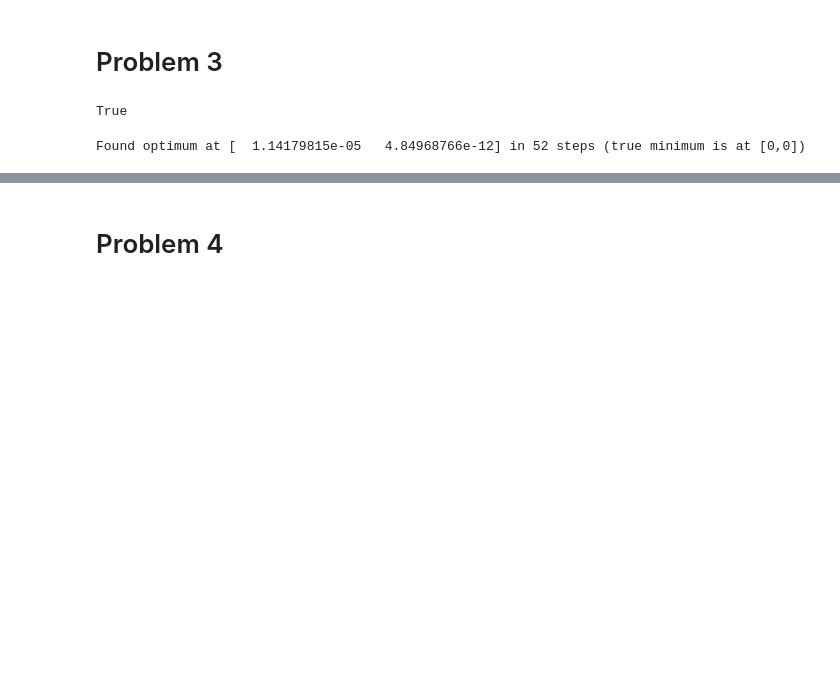
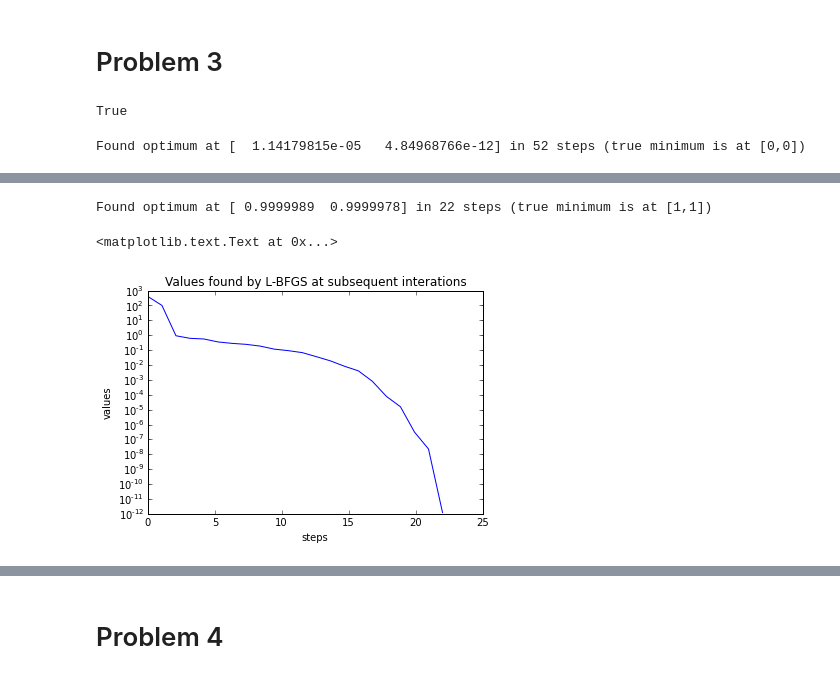
Before and after one commit to smalec/Neural-Networks, a Jupyter notebook: Assignment2/Assignment2.ipynb, the cells around one changed output, grey strips where cells are left out. Cells and saved outputs as stored; diff of their text form; code cells hidden in the pictures; blank space fills up the shorter version.

```diff
--- a/Assignment2/Assignment2.ipynb
+++ b/Assignment2/Assignment2.ipynb
@@ -400,0 +410,19 @@ print "Found optimum at %s in %d steps (true minimum is at [1,1])" % (Xopt, len(
+# %%
+from scipy.optimize import fmin_l_bfgs_b
+
+Xhist = [(0., 2.)]
+Xopt, Yopt, d = fmin_l_bfgs_b(rosenbrock, X0, callback=lambda x: Xhist.append(x.copy()))
+Xhist = np.array(Xhist)
+
+print "Found optimum at %s in %d steps (true minimum is at [1,1])" % (Xopt, len(Xhist))
+
+ran = np.linspace(0, len(Xhist), len(Xhist))
+plot(ran, [rosenbrock(x)[0] for x in Xhist])
+xlabel("steps")
+ylabel("values")
+yscale('log')
+title("Values found by L-BFGS at subsequent interations")
+# %% [output]
+Found optimum at [ 0.9999989  0.9999978] in 22 steps (true minimum is at [1,1])
+<matplotlib.text.Text at 0x...>
+[figure, added]
```
Also changed, not shown: parts of 4 cells of this notebook.
